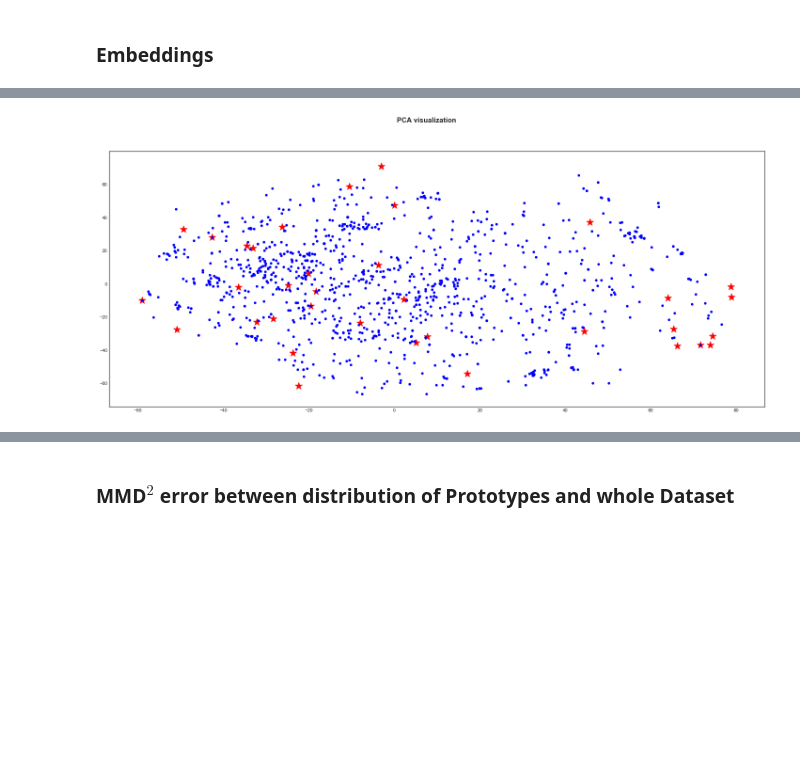
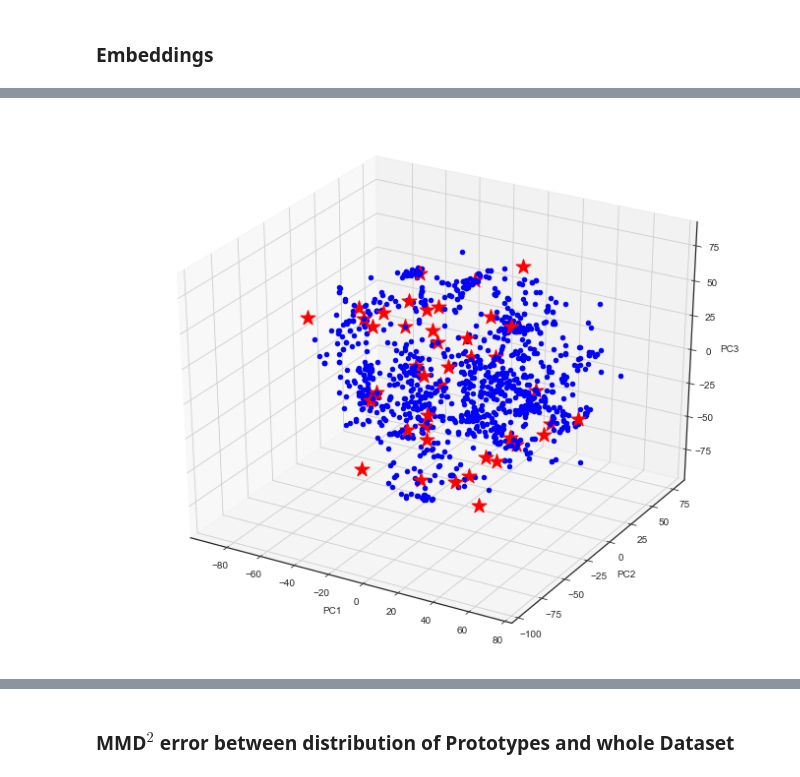
Before and after one commit to Nikoletos-K/WinnER, a Jupyter notebook: EntireDatasetJupyter-Current.ipynb, the cells around one changed output, grey strips where cells are left out. Saved outputs shown, nothing was run; the diff lists cells and outputs as text; code cells hidden in the pictures; blank space fills up the shorter version.

```diff
--- a/EntireDatasetJupyter-Current.ipynb
+++ b/EntireDatasetJupyter-Current.ipynb
@@ -979,7 +990,7 @@ def PCA_SpaceVisualization(X,Prototypes,title='PCA visualization',withText=False
     # PCA code
         # PCA code
     if decompositionMenthod == 'PCA':
-        pca = PCA(n_components=21)
+        pca = PCA(n_components=2)
     else:
         pca = MDS(n_components=2)
     pca.fit(X)
@@ -992,7 +1003,7 @@ def PCA_SpaceVisualization(X,Prototypes,title='PCA visualization',withText=False
     second_component = [x[1] for x in pcaComponents]
 
     # Plotting code
-    fig, ax = plt.subplots(figsize=(25,10))
+    fig, ax = plt.subplots(figsize=(10,8))
 #     ax.scatter(first_component, second_component,alpha=0)
     fig.suptitle(title,fontsize=15,fontweight="bold")
 
@@ -1026,24 +1037,24 @@ def PCA_SpaceVisualization_3D(X,Prototypes,title='PCA visualization',withText=Fa
     third_component = [x[2] for x in pcaComponents]
 
     # Plotting code
-    fig = plt.figure(figsize=(10,10))
+    fig = plt.figure(figsize=(12,10))
     ax = fig.add_subplot(111, projection='3d')
-#     fig, ax = plt.subplots(, projection="3D")
 
-#     print("Explained varianse of PCA:", pca.explained_variance_ratio_)
+    if decompositionMenthod == 'PCA':
+        print("Explained varianse of PCA:", pca.explained_variance_ratio_)
 
 
     for x0, y0, z0, i in zip(first_component, second_component, third_component, range(0,len(first_component),1)):
         if(withText):
             if i in Prototypes:
-                plt.text(x0,y0,z0, i, ha="center", va="center",fontsize=16,color='r',fontweight="bold")
+                plt.text(x0, y0, z0, i, ha="center", va="center", fontsize=16, color='r', fontweight="bold")
             else:
-                plt.text(x0,y0,z0,i, ha="center", va="center",fontsize=8,color='b')
+                plt.text(x0, y0, z0, i, ha="center", va="center", fontsize=8, color='b')
         else:
             if i in Prototypes:
-                ax.scatter(x0,y0,z0,color='r',s=250,marker='*',alpha=1.0)
+                ax.scatter(x0, y0, z0, color='r', s=250, marker='*', alpha=1.0)
             else:
-                ax.scatter(x0,y0,z0,color='b',s=80,marker='.',alpha=1.0)
+                ax.scatter(x0, y0, z0, color='b', s=80, marker='.', alpha=1.0)
 
     # label the axes
     ax.set_xlabel("PC1")
@@ -1053,8 +1064,6 @@ def PCA_SpaceVisualization_3D(X,Prototypes,title='PCA visualization',withText=Fa
     plt.show()
 
     return pcaComponents
-
-# pcaComponents = PCA_SpaceVisualization_3D(model.rankedVectors,model.prototypeArray)
 # %% [markdown]
 ### WTA buckets created
 # %%
@@ -1236,7 +1246,7 @@ def preprocess(row):
 # %% [markdown]
 ### Shuffle data
 # %%
-shuffled_df = CORA.sample(frac=1).reset_index(drop=True)
-shuffled_df
+CORA_shuffled = CORA.sample(frac=1).reset_index(drop=True)
+CORA_shuffled
 # %% [output]
 |  | Entity Id | address | author | editor | institution | month | note | pages | publisher | title | ... |
@@ -1328,7 +1338,9 @@ fields = [
 #      'title',
 # ]
 
-data, true_matrix = cora_createDataset(CORA, CORA_groundTruth, fields, 'Entity Id')
+# data, true_matrix = cora_createDataset(CORA, CORA_groundTruth, fields, 'Entity Id')
+data, true_matrix = cora_createDataset(CORA_shuffled, CORA_groundTruth, fields, 'Entity Id')
+
 # data, true_matrix = cora_createDataset(CORA1, CORA1_groundTruth, fields, '@id')
 # %%
 labels_groundTruth, numOfObjWithoutDups, groups = create_trueLabels(CORA['Entity Id'].tolist(),CORA_groundTruth)
@@ -1565,5 +1609,5 @@ pcaComponents = PCA_SpaceVisualization(model.Embeddings,model.prototypeArray,wit
 # %%
-pcaComponents = PCA_SpaceVisualization(model.rankedVectors,model.prototypeArray, decompositionMenthod='MSD')
+pcaComponents = PCA_SpaceVisualization_3D(model.rankedVectors,model.prototypeArray, decompositionMenthod='MSD')
 # %% [output]
-[figure, old version]
+[figure, new version]
 # %%
```
Also changed, not shown: parts of 15 cells of this notebook.
